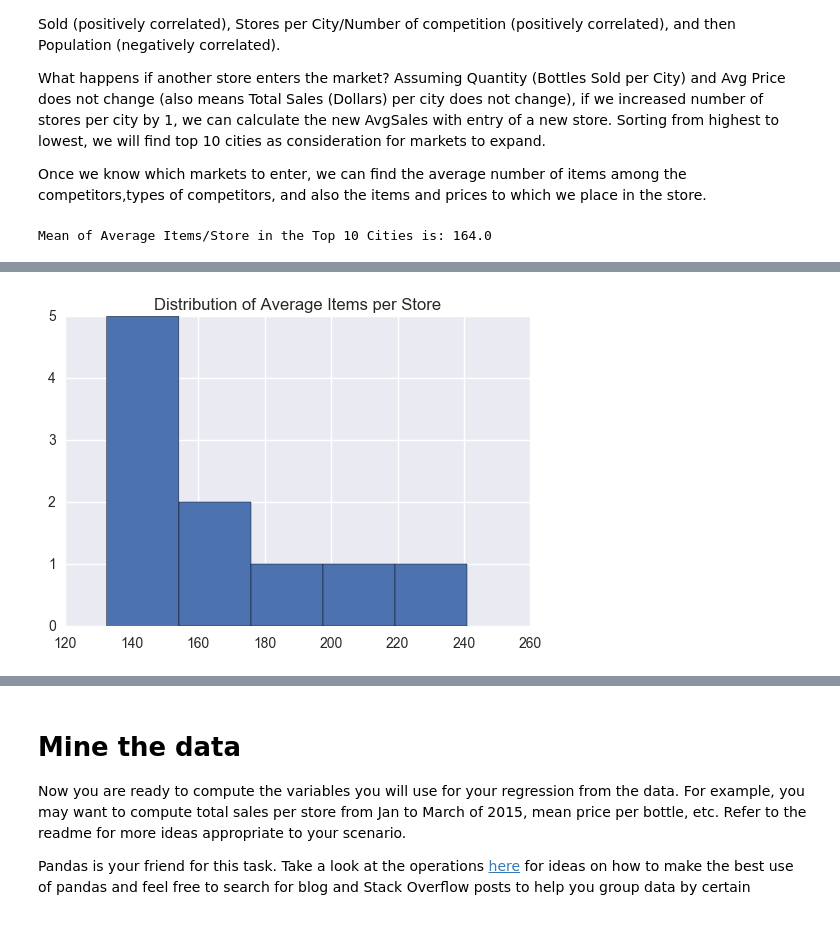
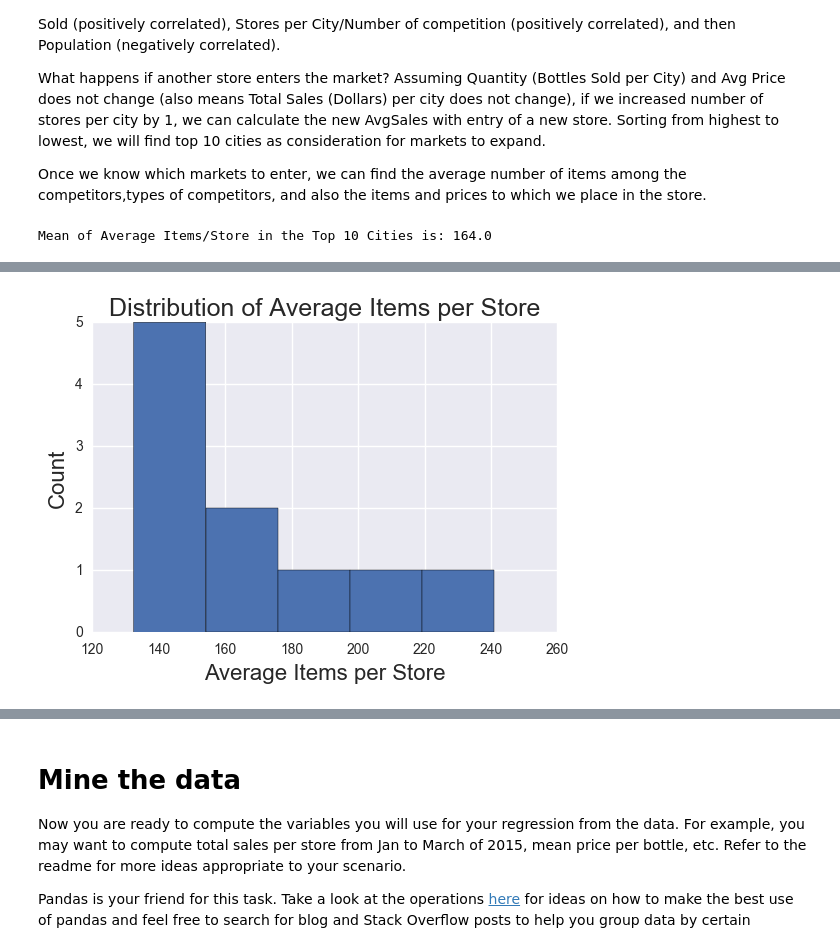
Before and after one commit to ashalan/project_3, a Jupyter notebook: starter-code/Project 3 Starter Code.ipynb, the cells around one changed output, grey strips where cells are left out. Saved outputs shown, nothing was run; the diff lists cells and outputs as text; code cells hidden in the pictures.

```diff
--- a/starter-code/Project 3 Starter Code.ipynb
+++ b/starter-code/Project 3 Starter Code.ipynb
@@ -403,35 +403,37 @@ city_sales = store_df.groupby('City')['Sale (Dollars)'].agg({len,sum})
 city_sales.reset_index(inplace = True)
 city_sales = city_sales.rename(columns = {'sum':'Total Sales (Dollars)','len':'Number of Stores'})
 city_sales['Number of Stores + 1'] = city_sales['Number of Stores'] + 1
 city_sales['AvgSales'] = city_sales['Total Sales (Dollars)'] / city_sales['Number of Stores']
 city_sales['AvgSales_w_entry'] = city_sales['Total Sales (Dollars)']/city_sales['Number of Stores + 1']
 city_sales['Delta Sales%'] = (city_sales['AvgSales_w_entry']-city_sales['AvgSales'])/city_sales['AvgSales']
 
 
 top10_cities = city_sales.sort_values('AvgSales_w_entry',ascending = False).head(10)
 top10_cities = pd.merge(top10_cities,city_pop_2015)
 #merging with store types from the code in the cell below
 top10_cities = pd.merge(top10_cities,city_type_sales.iloc[:,:4])
 #bringing in average items per city
 top10_cities = pd.merge(top10_cities,city_avgitems)
 top10_cities['Average_items_store'].hist(bins = 5)
-plt.title('Distribution of Average Items per Store')
+plt.title('Distribution of Average Items per Store',fontsize = 18)
+plt.xlabel('Average Items per Store',fontsize = 16)
+plt.ylabel('Count',fontsize = 16)
 print 'Mean of Average Items/Store in the Top 10 Cities is:',top10_cities['Average_items_store'].mean().round()
 top10_cities
 # %% [output]
 Mean of Average Items/Store in the Top 10 Cities is: 164.0
 |  | City | Total Sales (Dollars) | Number of Stores | Number of Stores + 1 | AvgSales | AvgSales_w_entry | ... |
 | 0 | MT VERNON | 130172.81 | 3.0 | 4.0 | 43390.936667 | 32543.202500 | ... |
 | 1 | WINDSOR HEIGHTS | 198687.11 | 6.0 | 7.0 | 33114.518333 | 28383.872857 | ... |
 | 2 | MILFORD | 84245.46 | 2.0 | 3.0 | 42122.730000 | 28081.820000 | ... |
 | 3 | MASON CITY | 408573.80 | 14.0 | 15.0 | 29183.842857 | 27238.253333 | ... |
 | 4 | BETTENDORF | 343749.94 | 12.0 | 13.0 | 28645.828333 | 26442.303077 | ... |
 | 5 | IOWA CITY | 712020.49 | 27.0 | 28.0 | 26371.129259 | 25429.303214 | ... |
 | 6 | CLINTON | 245612.03 | 10.0 | 11.0 | 24561.203000 | 22328.366364 | ... |
 | 7 | SPIRIT LAKE | 155668.34 | 6.0 | 7.0 | 25944.723333 | 22238.334286 | ... |
 | 8 | CEDAR FALLS | 399731.96 | 17.0 | 18.0 | 23513.644706 | 22207.331111 | ... |
 | 9 | CORALVILLE | 308774.21 | 13.0 | 14.0 | 23751.862308 | 22055.300714 | ... |
-[figure, old version]
+[figure, new version]
 # %%
 #make all category names upper case
 #create category bins to be used for portfolio
```
Also changed, not shown: parts of 2 cells of this notebook.
